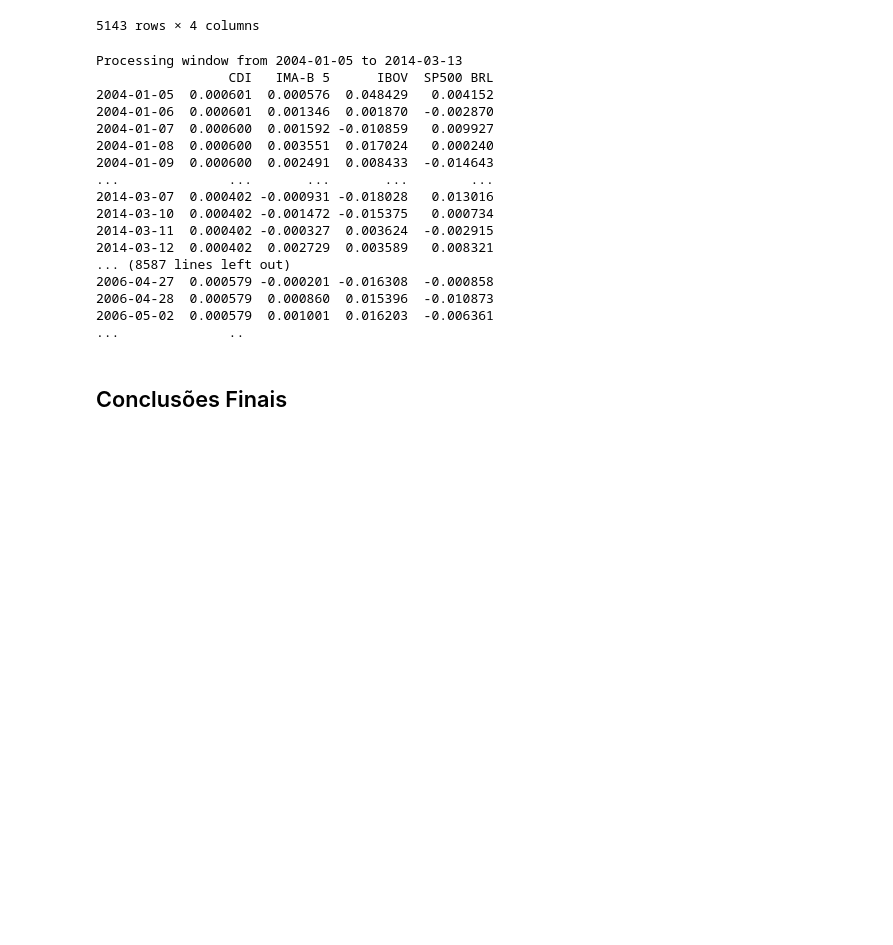
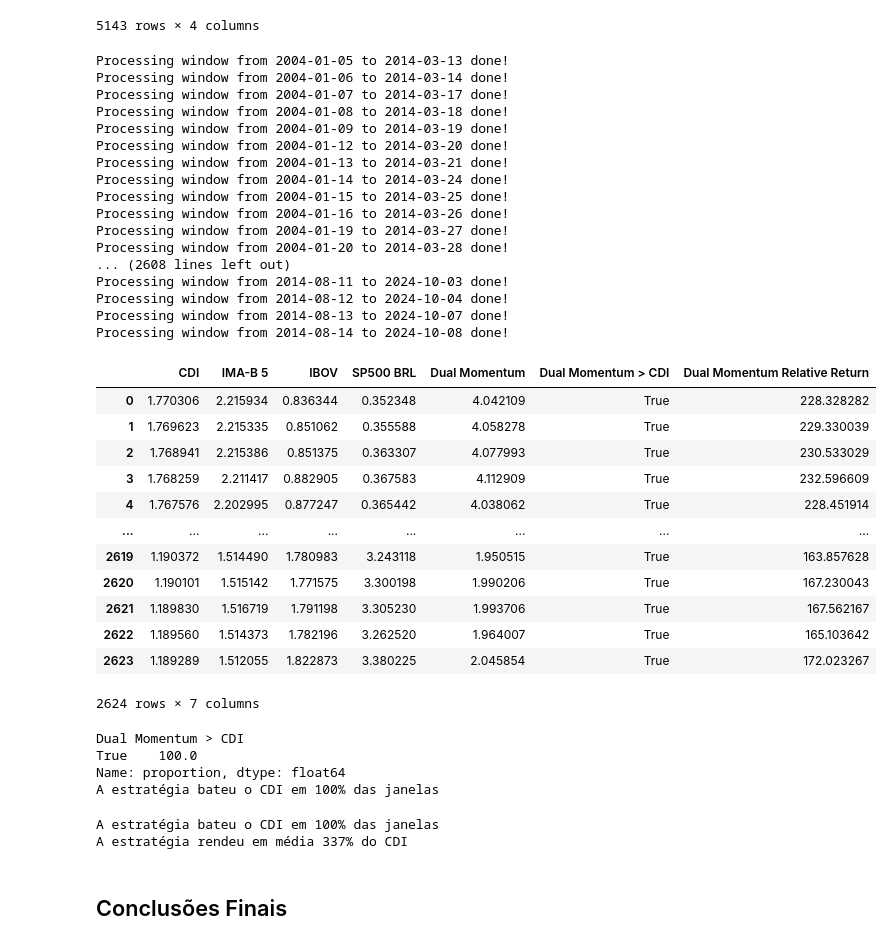
Before and after one commit to ianaraujo/puc-analise-dados, a Jupyter notebook: notebook.ipynb, the cells around one changed output. Cells and saved outputs as stored; diff of their text form; code cells hidden in the pictures; blank space fills up the shorter version.

Commit message:
Análise em janelas de 10 anos

```diff
--- a/notebook.ipynb
+++ b/notebook.ipynb
@@ -581,29 +545,67 @@ size = 252 * 10
 
 janelas = daily_var.rolling(window=size)
 
+results = []
+
 for j in janelas:
     if len(j) == size:
         start_date = j.index[0]
         end_date = j.index[-1]
-        print(f"Processing window from {start_date} to {end_date}")
+
+        results.append(calculate_returns(j))
+
+        print(f"Processing window from {start_date} to {end_date} done!")
 # %% [output]
-Processing window from 2004-01-05 to 2014-03-13
-                 CDI   IMA-B 5      IBOV  SP500 BRL
-2004-01-05  0.000601  0.000576  0.048429   0.004152
-2004-01-06  0.000601  0.001346  0.001870  -0.002870
-2004-01-07  0.000600  0.001592 -0.010859   0.009927
-2004-01-08  0.000600  0.003551  0.017024   0.000240
-2004-01-09  0.000600  0.002491  0.008433  -0.014643
-...              ...       ...       ...        ...
-2014-03-07  0.000402 -0.000931 -0.018028   0.013016
-2014-03-10  0.000402 -0.001472 -0.015375   0.000734
-2014-03-11  0.000402 -0.000327  0.003624  -0.002915
-2014-03-12  0.000402  0.002729  0.003589   0.008321
-... (8587 lines left out)
-2006-04-27  0.000579 -0.000201 -0.016308  -0.000858
-2006-04-28  0.000579  0.000860  0.015396  -0.010873
-2006-05-02  0.000579  0.001001  0.016203  -0.006361
-...              ..
+Processing window from 2004-01-05 to 2014-03-13 done!
+Processing window from 2004-01-06 to 2014-03-14 done!
+Processing window from 2004-01-07 to 2014-03-17 done!
+Processing window from 2004-01-08 to 2014-03-18 done!
+Processing window from 2004-01-09 to 2014-03-19 done!
+Processing window from 2004-01-12 to 2014-03-20 done!
+Processing window from 2004-01-13 to 2014-03-21 done!
+Processing window from 2004-01-14 to 2014-03-24 done!
+Processing window from 2004-01-15 to 2014-03-25 done!
+Processing window from 2004-01-16 to 2014-03-26 done!
+Processing window from 2004-01-19 to 2014-03-27 done!
+Processing window from 2004-01-20 to 2014-03-28 done!
+... (2608 lines left out)
+Processing window from 2014-08-11 to 2024-10-03 done!
+Processing window from 2014-08-12 to 2024-10-04 done!
+Processing window from 2014-08-13 to 2024-10-07 done!
+Processing window from 2014-08-14 to 2024-10-08 done!
+# %%
+returns = pd.DataFrame(results)
+returns['Dual Momentum > CDI'] = returns['Dual Momentum'] > returns['CDI']
+returns['Dual Momentum Relative Return'] = (returns['Dual Momentum']/returns['CDI']) * 100
+
+returns
+# %% [output]
+|  | CDI | IMA-B 5 | IBOV | SP500 BRL | Dual Momentum | Dual Momentum > CDI | Dual Momentum Relative Return |
+| 0 | 1.770306 | 2.215934 | 0.836344 | 0.352348 | 4.042109 | True | 228.328282 |
+| 1 | 1.769623 | 2.215335 | 0.851062 | 0.355588 | 4.058278 | True | 229.330039 |
+| 2 | 1.768941 | 2.215386 | 0.851375 | 0.363307 | 4.077993 | True | 230.533029 |
+| 3 | 1.768259 | 2.211417 | 0.882905 | 0.367583 | 4.112909 | True | 232.596609 |
+| 4 | 1.767576 | 2.202995 | 0.877247 | 0.365442 | 4.038062 | True | 228.451914 |
+| ... | ... | ... | ... | ... | ... | ... | ... |
+| 2619 | 1.190372 | 1.514490 | 1.780983 | 3.243118 | 1.950515 | True | 163.857628 |
+| 2620 | 1.190101 | 1.515142 | 1.771575 | 3.300198 | 1.990206 | True | 167.230043 |
+| 2621 | 1.189830 | 1.516719 | 1.791198 | 3.305230 | 1.993706 | True | 167.562167 |
+| 2622 | 1.189560 | 1.514373 | 1.782196 | 3.262520 | 1.964007 | True | 165.103642 |
+| 2623 | 1.189289 | 1.512055 | 1.822873 | 3.380225 | 2.045854 | True | 172.023267 |
+2624 rows × 7 columns
+# %%
+returns['Dual Momentum > CDI'].value_counts(normalize=True) * 100
+# %% [output]
+Dual Momentum > CDI
+True    100.0
+Name: proportion, dtype: float64
+A estratégia bateu o CDI em 100% das janelas
+# %%
+print(f"A estratégia bateu o CDI em 100% das janelas")
+print(f"A estratégia rendeu em média {round(returns['Dual Momentum Relative Return'].mean())}% do CDI")
+# %% [output]
+A estratégia bateu o CDI em 100% das janelas
+A estratégia rendeu em média 337% do CDI
 # %% [markdown]
 ## Conclusões Finais
 # %% [markdown]
```
Also changed, not shown: parts of 22 cells of this notebook, 1 other file.
